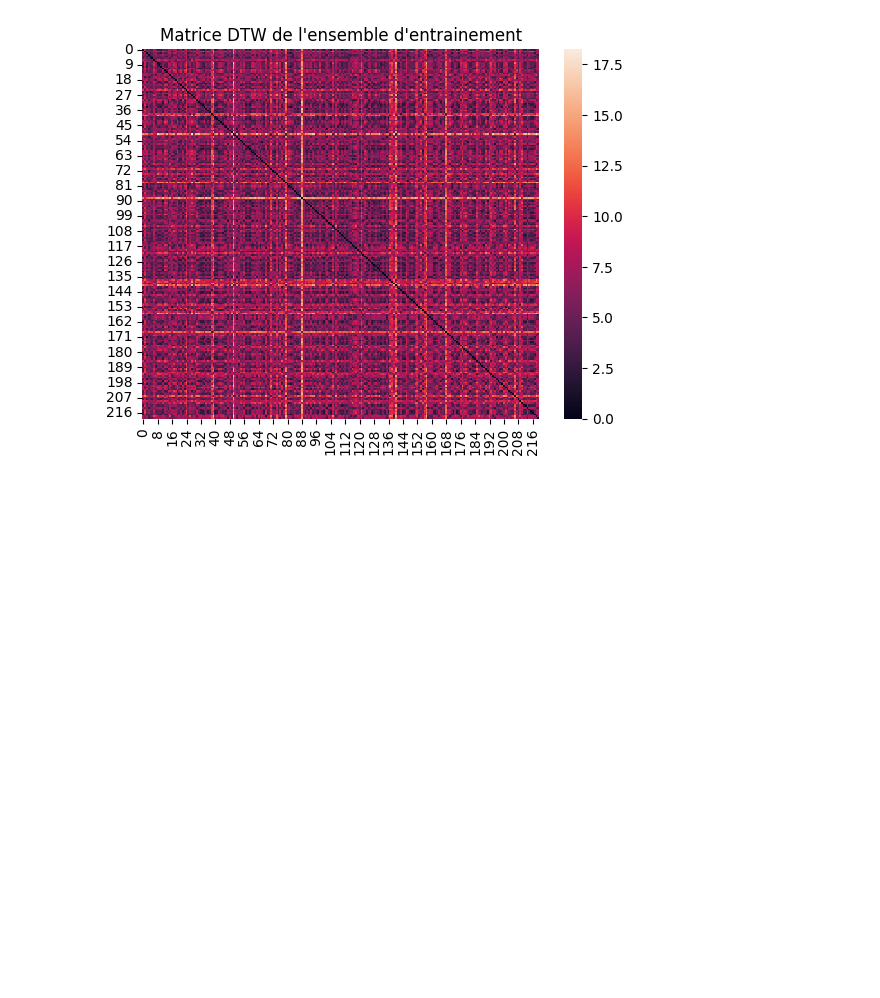
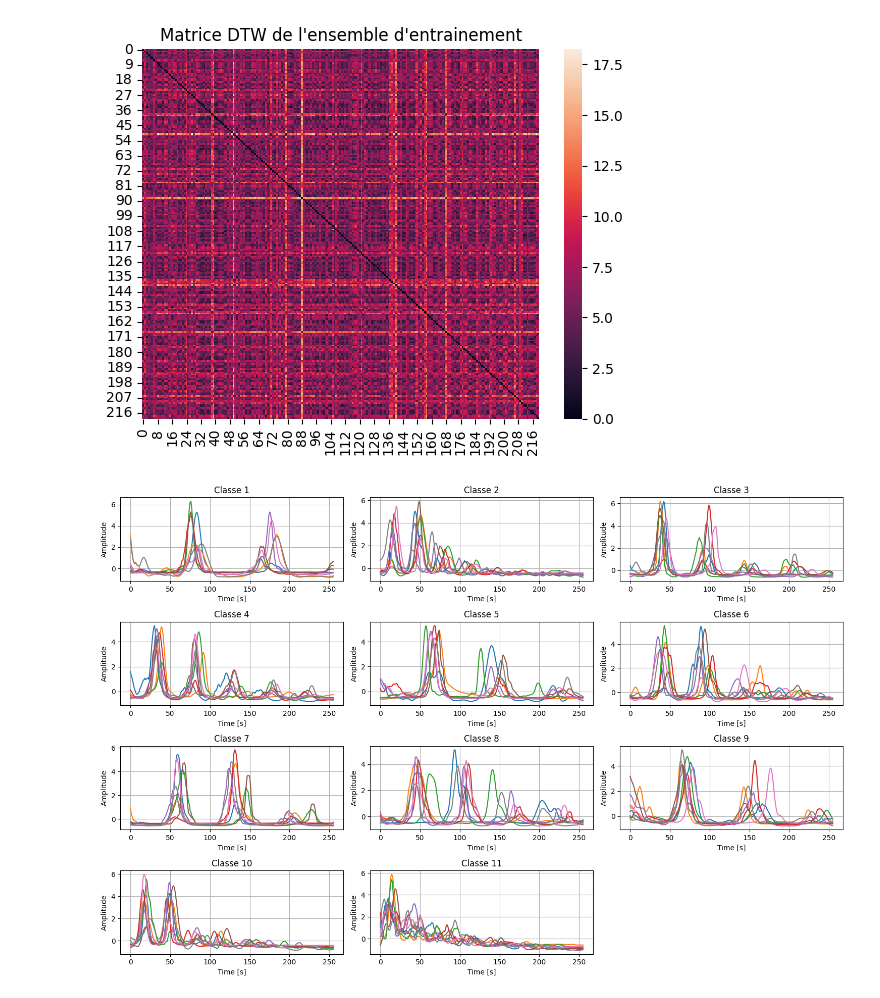
Before and after one commit to KhlYanis/TS-Project, a Jupyter notebook: ts_project.ipynb, the cells around one changed output. Drawn from its saved outputs; the diff is of its cells as text; code cells hidden in the pictures; blank space fills up the shorter version.

```diff
--- a/ts_project.ipynb
+++ b/ts_project.ipynb
@@ -100,0 +104,20 @@ mean_ts = dba.DBA(class_ts, class_idx, 10, DTW_distance_matrix, subset_size = 10
+# %%
+# Visualisons des échantillons de chacune des 11 classes
+fig, axes = plt.subplots(4, 3, figsize=(15, 10))
+axes = axes.flatten()
+
+for i in range(min(nb_class, 12)):
+    for j in range(8):
+        axes[i].plot(class_ts[i, j], label=f"Échantillon {j+1}")
+    axes[i].set_title(f"Classe {i+1}")
+    axes[i].grid(True)
+    axes[i].set_xlabel('Time [s]')
+    axes[i].set_ylabel('Amplitude')
+
+for k in range(nb_class, 12):
+    fig.delaxes(axes[k])
+
+plt.tight_layout()
+plt.show()
+# %% [output]
+[figure, added]
```
Also changed, not shown: parts of 19 cells of this notebook.
